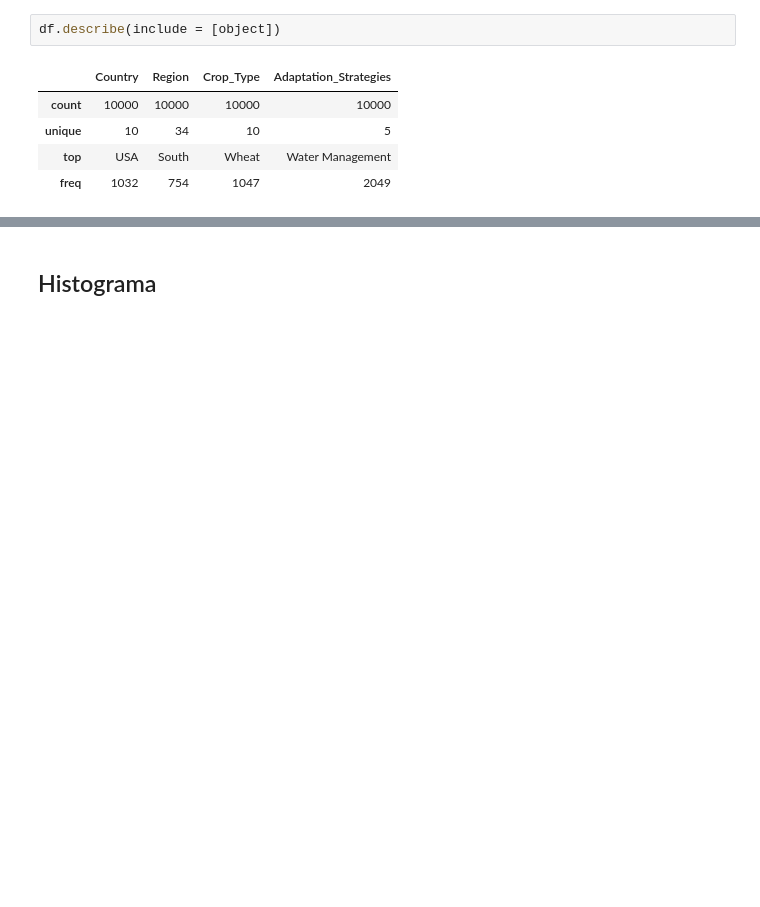
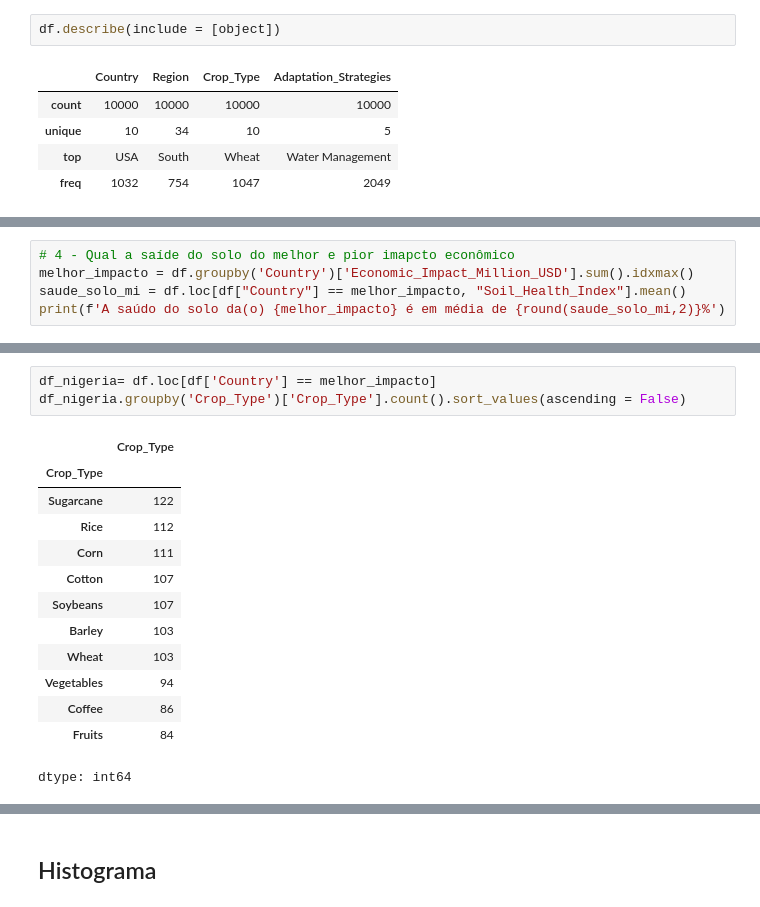
Before and after one commit to johnOliveiraLima/clima_change, a Jupyter notebook: Agro.ipynb, the cells around one changed output, grey strips where cells are left out. Saved outputs shown, nothing was run; the diff lists cells and outputs as text; blank space fills up the shorter version.

```diff
--- a/Agro.ipynb
+++ b/Agro.ipynb
@@ -97,0 +207,5 @@ df.describe(include = [object])
+# %%
+# 4 - Qual a saíde do solo do melhor e pior imapcto econômico
+melhor_impacto = df.groupby('Country')['Economic_Impact_Million_USD'].sum().idxmax()
+saude_solo_mi = df.loc[df["Country"] == melhor_impacto, "Soil_Health_Index"].mean()
+print(f'A saúdo do solo da(o) {melhor_impacto} é em média de {round(saude_solo_mi,2)}%')
@@ -97,0 +256,17 @@ df.describe(include = [object])
+# %%
+df_nigeria= df.loc[df['Country'] == melhor_impacto]
+df_nigeria.groupby('Crop_Type')['Crop_Type'].count().sort_values(ascending = False)
+# %% [output]
+|  | Crop_Type |
+| Crop_Type |  |
+| Sugarcane | 122 |
+| Rice | 112 |
+| Corn | 111 |
+| Cotton | 107 |
+| Soybeans | 107 |
+| Barley | 103 |
+| Wheat | 103 |
+| Vegetables | 94 |
+| Coffee | 86 |
+| Fruits | 84 |
+dtype: int64
```
Also changed, not shown: parts of 37 cells of this notebook.
